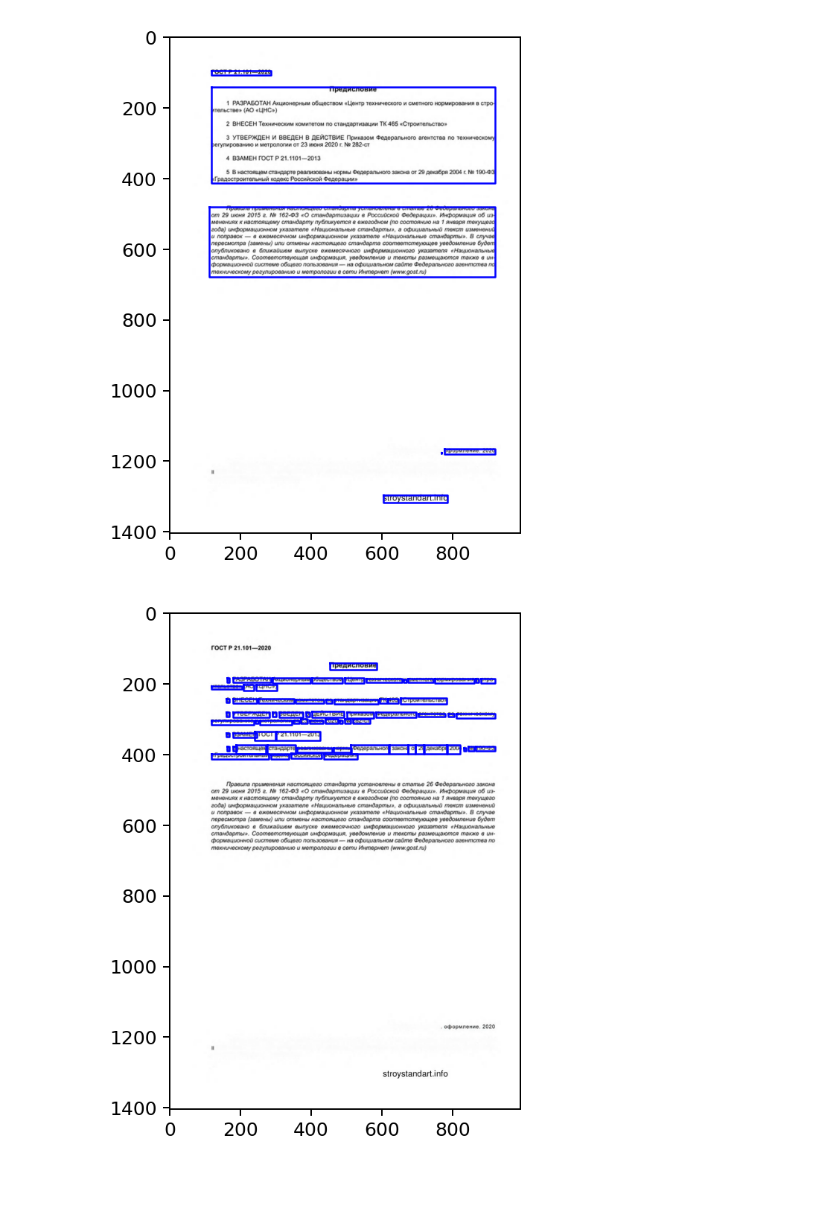
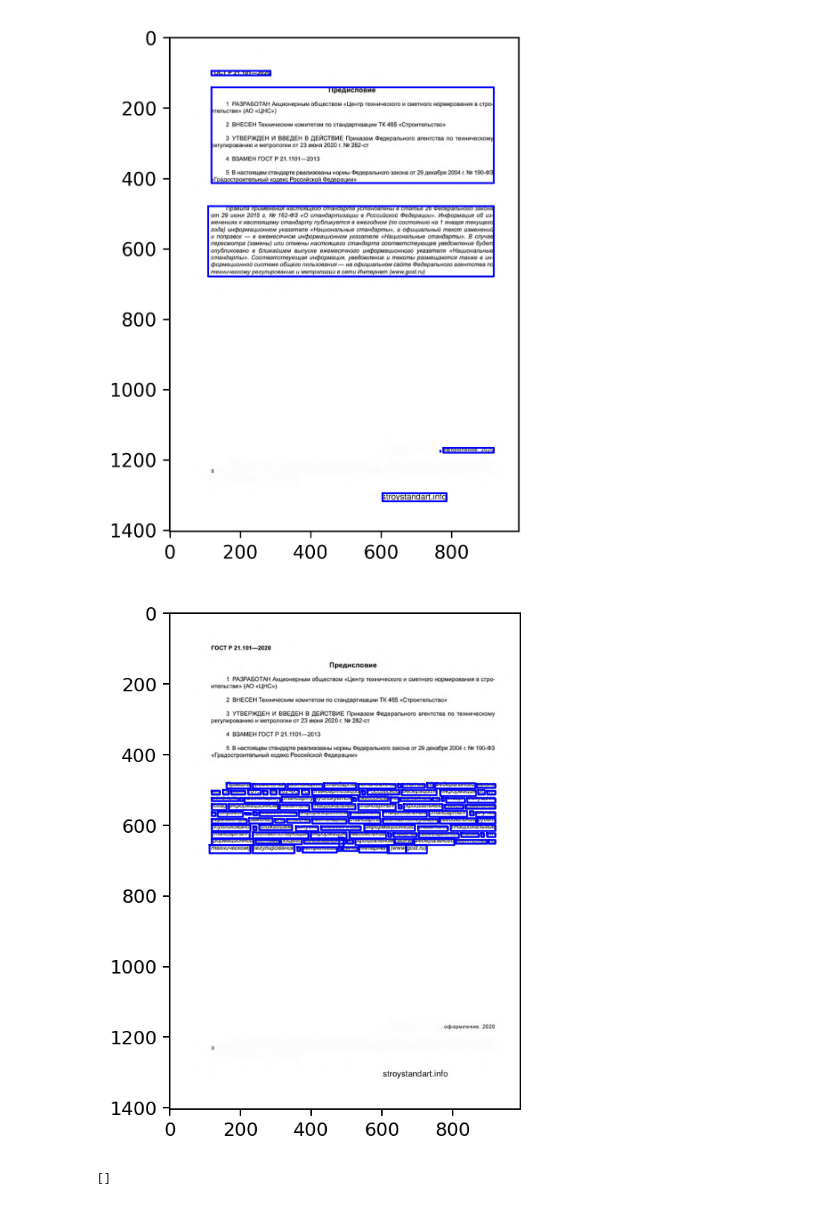
Before and after one commit to Dann38/layout_highlighter, a Jupyter notebook: imgDoc/examples/03-extract_paragraph.ipynb, the cells around one changed output. Drawn from its saved outputs; the diff is of its cells as text; code cells hidden in the pictures.

```diff
--- a/imgDoc/examples/03-extract_paragraph.ipynb
+++ b/imgDoc/examples/03-extract_paragraph.ipynb
@@ -10,18 +10,22 @@ page = doc.pages[i_page]
 
 page.extract_paragraphs(method="words2paragraph")
 # %%
-plt.figure(dpi=180)
+plt.figure(dpi=300)
 
 page.image.plot()
 for paragraph in page.paragraphs:
     paragraph.segment.plot()
 # %% [output]
-[figure, old version]
+[figure, new version]
 # %%
 plt.figure(dpi=180)
 
 page.image.plot()
-for word in page.paragraphs[0].words:
+for word in page.paragraphs[2].words:
     word.segment.plot()
 # %% [output]
-[figure, old version]
+[figure, new version]
+# %%
+page.paragraphs[0].words
+# %% [output]
+[]
```
Also changed, not shown: 37 other files.
